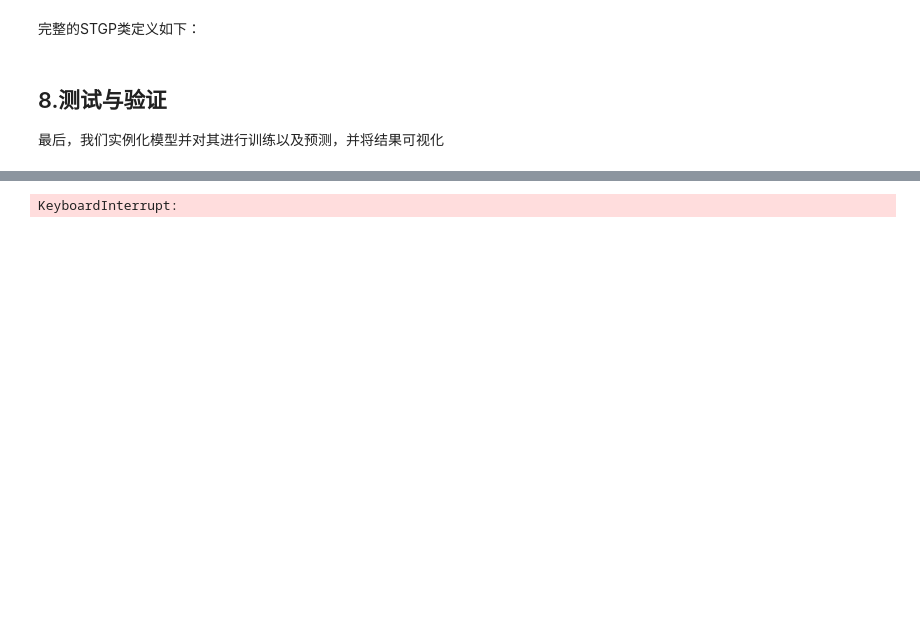
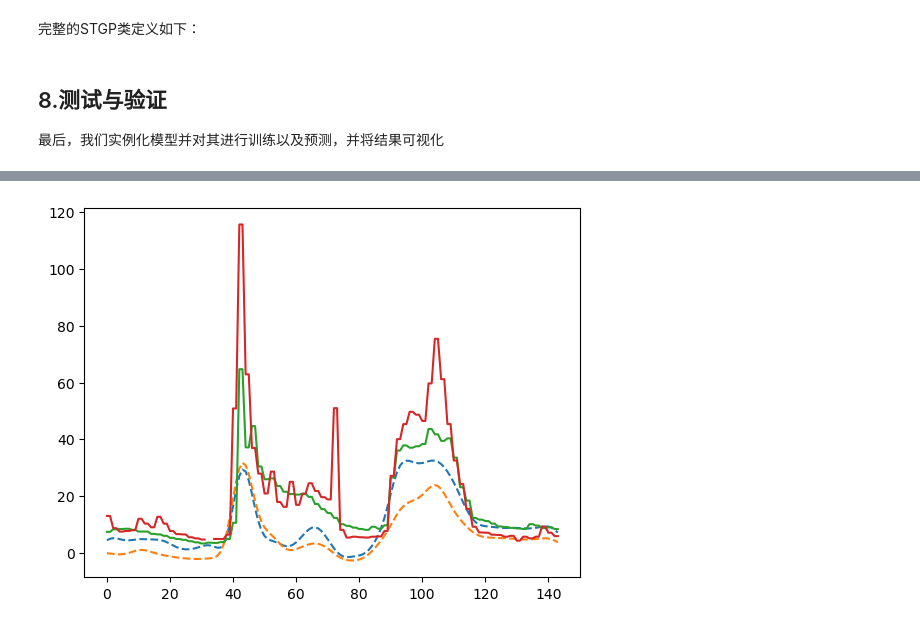
Before and after one commit to IceLab-X/MiniGP, a Jupyter notebook: GPmodels_MultiOutput/02_IntrinsicModel_GPTutorial_Chinese.ipynb, the cells around one changed output, grey strips where cells are left out. Cells and saved outputs as stored; diff of their text form; code cells hidden in the pictures; blank space fills up the shorter version.

```diff
--- a/GPmodels_MultiOutput/02_IntrinsicModel_GPTutorial_Chinese.ipynb
+++ b/GPmodels_MultiOutput/02_IntrinsicModel_GPTutorial_Chinese.ipynb
@@ -28,7 +28,7 @@ import torch
 import torch.nn as nn
 from scipy.io import loadmat
 import matplotlib.pyplot as plt
-JITTER = 1e-1
+JITTER = 1e-3
 # %% [markdown]
 ## 1.数据含义
 首先，我们可以基于一个场景去理解，我们现在假设一个场景：需要预测某个地方的pm2.5浓度；我们需要一个建模输入输出的模型(在这个教程里面是STGP)，需要知道那个地方的高度，经纬度以及不同时间点的pm2.5浓度；这里的地方高度，经纬度以及时间就是模型的输入，对应的pm2.5的浓度就是模型的预测输出。很明显这是一个多维的问题，首先先让我们先导入数据~
@@ -220,24 +218,23 @@ def forward(self, train_space_coordinates, train_time_coordinates, test_space_co
 # %%
 class stgp(nn.Module):
     def __init__(self, latlong_length_scale=4300., elevation_length_scale=30., time_length_scale=0.25,
-                     noise_variance=0.1, signal_variance=1.):
-
+                 noise_variance=0.1, signal_variance=1.):
         super(stgp, self).__init__()
 
         self.log_noise_variance = nn.Parameter(torch.log(torch.tensor(noise_variance)))
         self.log_signal_variance = nn.Parameter(torch.log(torch.tensor(signal_variance)))
 
-        self.latlong_kernel = SE_kernel(length_scale = latlong_length_scale)
-        self.elevation_kernel = SE_kernel(length_scale = elevation_length_scale)
-        self.temporal_kernel = SE_kernel(length_scale = time_length_scale)
+        self.latlong_kernel = SE_kernel(length_scale=latlong_length_scale)
+        self.elevation_kernel = SE_kernel(length_scale=elevation_length_scale)
+        self.temporal_kernel = SE_kernel(length_scale=time_length_scale)
 
     def negative_log_likelihood(self, space_coordinates, time_coordinates, stData):
-
         latlong_K = self.latlong_kernel(space_coordinates[:, 0:2], space_coordinates[:, 0:2])
         elevation_K = self.elevation_kernel(space_coordinates[:, 2:3], space_coordinates[:, 2:3])
 
         spatial_K = latlong_K * elevation_K + torch.eye(latlong_K.size(0)) * JITTER
-        temporal_K = self.temporal_kernel(time_coordinates, time_coordinates) + torch.eye(time_coordinates.size(0)) * JITTER
+        temporal_K = self.temporal_kernel(time_coordinates, time_coordinates) + torch.eye(
+            time_coordinates.size(0)) * JITTER
 
         # Matrix Eigendecomposition
         eigen_value_s, eigen_vector_s = torch.linalg.eigh(spatial_K, UPLO='L')
@@ -259,13 +256,12 @@ class stgp(nn.Module):
         return nll
 
     def forward(self, train_space_coordinates, train_time_coordinates, test_space_coordinates, test_time_coordinates):
-
         test_latlong_K = self.latlong_kernel(test_space_coordinates[:, 0:2], train_space_coordinates[:, 0:2])
         test_elevation_K = self.elevation_kernel(test_space_coordinates[:, 2:3], train_space_coordinates[:, 2:3])
         test_spatial_K = test_latlong_K * test_elevation_K
         test_temporal_K = self.temporal_kernel(test_time_coordinates, train_time_coordinates)
         test_st_K = kronecker(test_temporal_K, test_spatial_K)
-        yPred = test_st_K @ self.eigen_vector_st @self.alpha
+        yPred = test_st_K @ self.eigen_vector_st @ self.alpha
 
         sigma_inverse = self.eigen_vector_st @ self.Lambda_st @ self.eigen_vector_st.transpose(-2, -1)
 
@@ -281,11 +277,11 @@ class stgp(nn.Module):
 最后，我们实例化模型并对其进行训练以及预测，并将结果可视化
 # %%
 model = stgp()
-train_stgp(model, str, time, pm25, lr=0.1, epochs=110)
+train_stgp(model, str, time, pm25, lr=0.1, epochs=100)
 with torch.no_grad():
     yPred, yVar = model(str, time, str_daq, time)
 
-plt.plot(yPred.numpy().T,'--')  #show the predictions at the daq locations
-plt.plot(pm25_daq.T,'-')    #show the daq observations
+plt.plot(yPred.numpy().T, '--')  #show the predictions at the daq locations
+plt.plot(pm25_daq.T, '-')  #show the daq observations
 plt.show()
 # %% [output]
@@ -312 +298 @@ Epoch: 190, Loss: nan
-KeyboardInterrupt:
+[figure, added]
```
Also changed, not shown: parts of 7 cells of this notebook, 41 other files.
